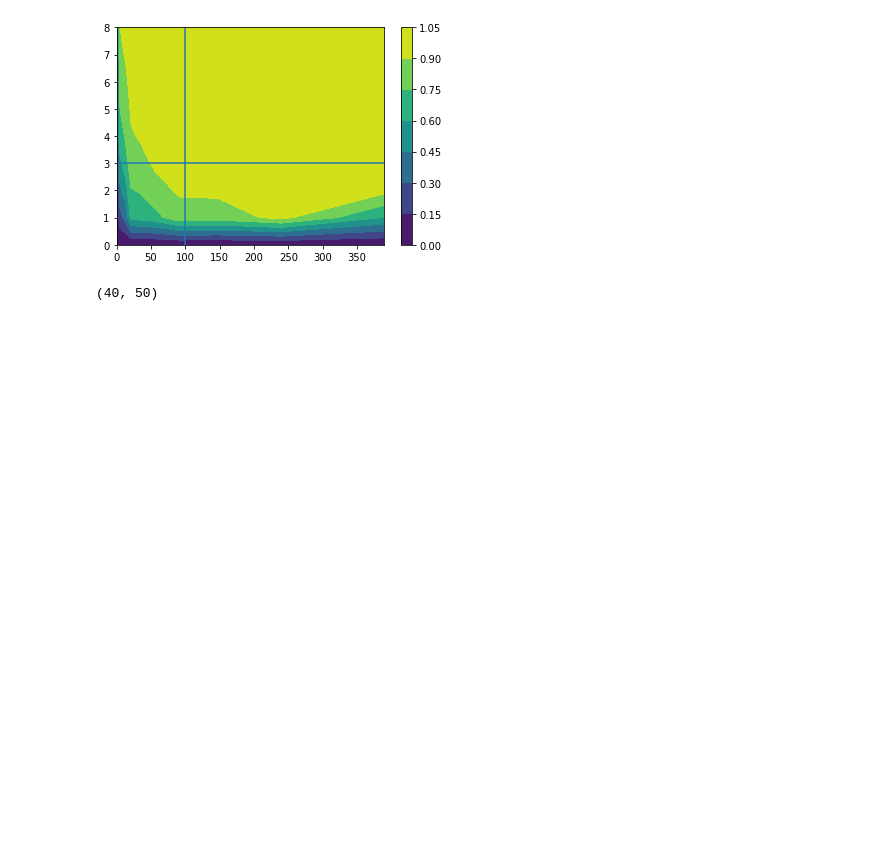
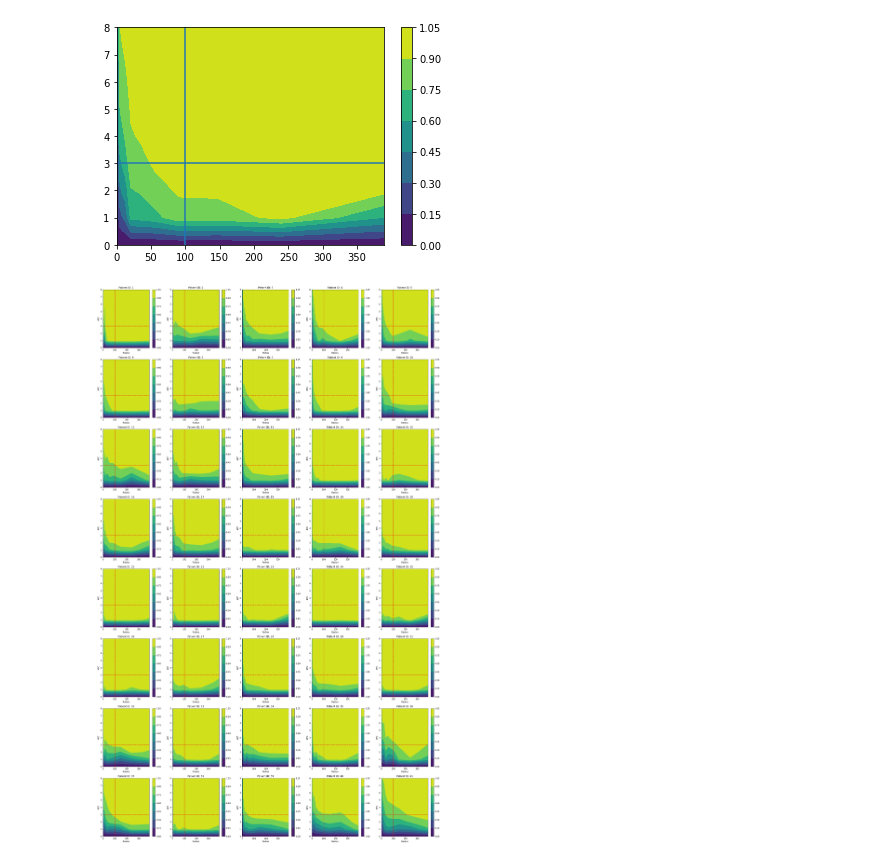
Before and after one commit to jhausserlab/NIPMAP, a Jupyter notebook: notebooks/Site Radius Analysis.ipynb, the cells around one changed output. Saved outputs shown, nothing was run; the diff lists cells and outputs as text; code cells hidden in the pictures; blank space fills up the shorter version.

```diff
--- a/notebooks/Site Radius Analysis.ipynb
+++ b/notebooks/Site Radius Analysis.ipynb
@@ -99,3 +78,11 @@ expl_var_ratio
+# %%
+full_patient_ids = [1, 2, 3, 4, 5, 6, 7, 8, 9, 10, 11, 12, 13, 14, 15, 16, 17, 18, 19, 20, 21, 22, 23, 24, 25, 26, 27, 28, 29, 31, 32, 33, 34, 35, 36, 37, 38, 39, 40, 41]
+
+abundances = {p: {r: CellAbundance(p, N_SITE, r, CELL_TYPES, method=METHOD, snr=1, root="../../output") for r in radius} for p in full_patient_ids}
+for p, v in abundances.items():
+    for r, ca in v.items():
+        ca.perform_PCA(scale=PCA_SCALED)
+expl_var_ratio = {p: {r: np.cumsum(ca.pca.explained_variance_ratio_) for r, ca in v.items()} for p, v in abundances.items()}
 # %%
 def get_explained_variance_matrix(X, Y, expl_var_ratio):
     z = np.empty((X.shape[0], Y.shape[1]))
@@ -120,15 +107,7 @@ plt.colorbar()
 plt.show()
 # %% [output]
 [figure]
-# %%
-def f(x, y):
-    return np.sin(x) ** 10 + np.cos(10 + y * x) * np.cos(x)
-
-x = np.linspace(0, 5, 50)
-y = np.linspace(0, 5, 40)
-
-X, Y = np.meshgrid(x, y)
-Z = f(X, Y)
-Z.shape
-# %% [output]
-(40, 50)
+# %%
+radius_pc_variance_contourf(full_patient_ids, expl_var_ratio)
+# %% [output]
+[figure, added]
```
Also changed, not shown: parts of 5 cells of this notebook, 9 other files.
